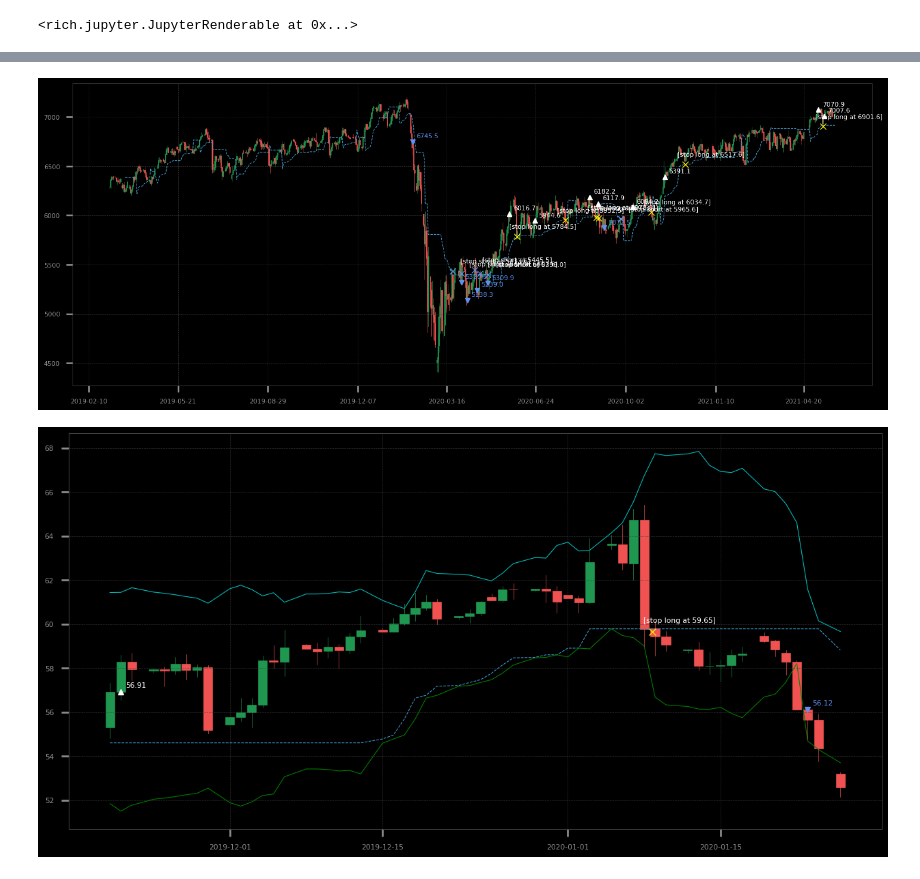
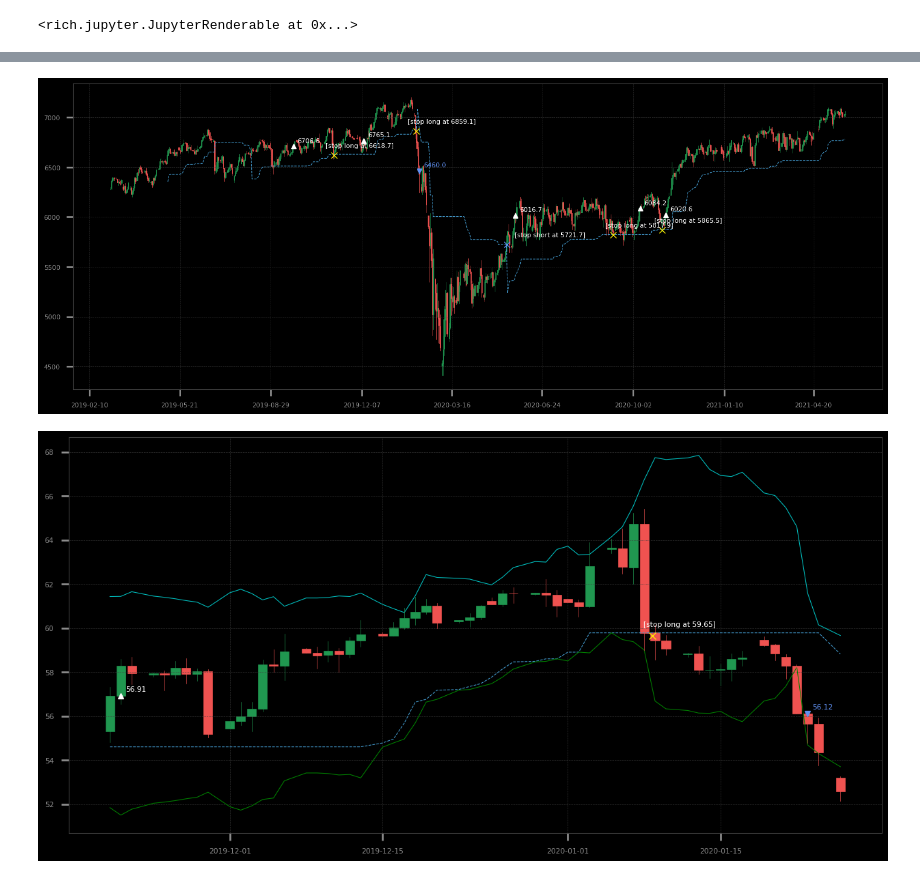
Before and after one commit to dmarienko/Lustre, a Jupyter notebook: models/2.1 Validation.ipynb, the cells around one changed output, grey strips where cells are left out. Cells and saved outputs as stored; diff of their text form; code cells hidden in the pictures.

```diff
--- a/models/2.1 Validation.ipynb
+++ b/models/2.1 Validation.ipynb
@@ -18,9 +15,9 @@ import seaborn as sns
 # %%
 md = load_data('amp:AUS200')
 # %%
-lbr = q.SingleInstrumentComposer(Lustre('1d', 14, 0.75, 150, 10)).fit(md.ticks())
+lbr = q.SingleInstrumentComposer(Lustre('1d', 14, 0.5, 150, 10)).fit(md.ticks())
 # %%
-r_xti = q.simulation({
-    'Fix (AUS)': [lbr, RADChandelier(1, '1d', 12, 3, debug=False)],
+r = q.simulation({
+    'Fix (AUS)': [lbr, RADChandelier(1, '1d', 22, 5, debug=False)],
 }, md['AUS200'].ohlcs('1h'), 'stock', 'Lustre AUS 1D', spreads=0)
 # %%
@@ -35,18 +42,18 @@ td = pd.DataFrame.from_dict(z_load('RAD_test')['data'], orient='index')
 # %%
 fig(18, 7)
-rd = rad_indicator(md['AUS200'].ohlc('1d'), 12, 3, 'sma')
+rd = rad_indicator(md['AUS200'].ohlc('1d'), 22, 5)
 ohlc_plot(md['AUS200'].ohlc('1d'))
 
 plt.plot(rd.rad.shift(1), '--')
-plot_entries(r_xti.results[0].executions, font_size=8, ms=7)
+plot_entries(r.results[0].executions, font_size=8, ms=7)
 
 # sx = td[td.Side.diff()!=0].Side
 # plt.axvline(
 # [plt.axvline(t, ls='--', c='g') for t in sx[sx == 1].index];
 # [plt.axvline(t, ls='--', c='orange') for t in sx[sx == -1].index];
 # plt.plot(td.Level)
 # %% [output]
-[figure, old version]
+[figure, new version]
 # %%
 _z = slice('2019-11-20', '2020-01-26')
 fig(16, 8)
```
Also changed, not shown: parts of 4 cells of this notebook, 11 other files.
